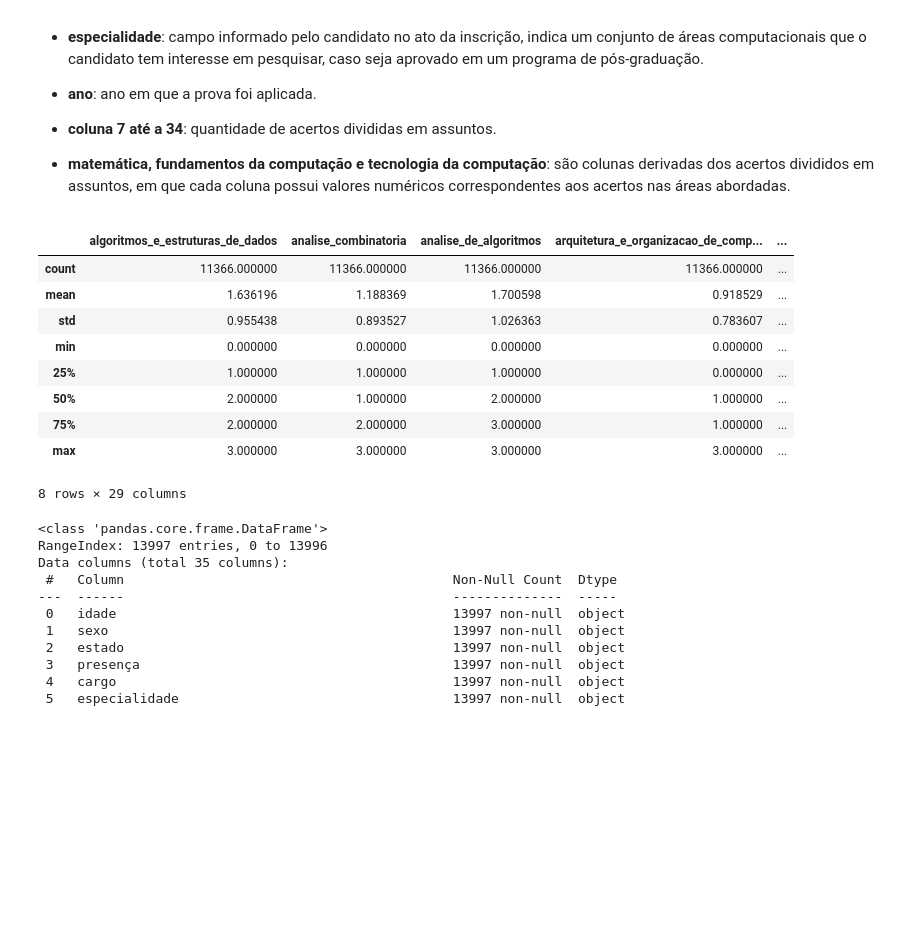
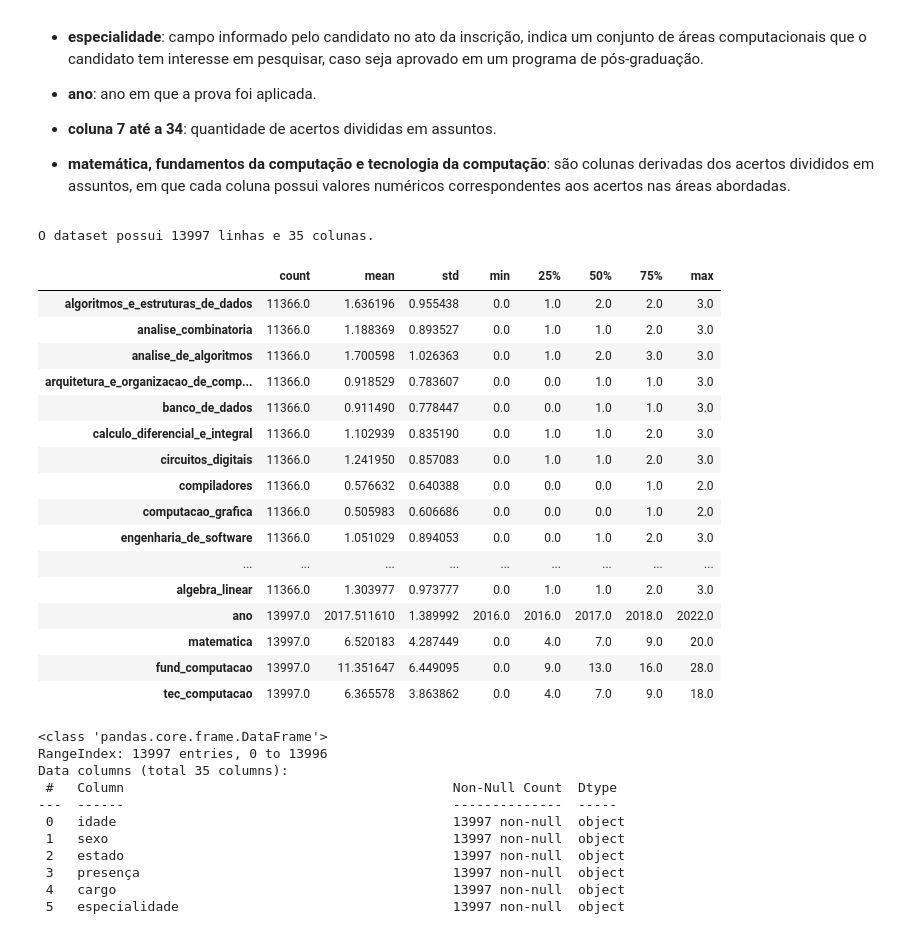
Before and after one commit to koheiseko/poscomp-classification, a Jupyter notebook: notebooks/01_selection.ipynb, the cells around one changed output. Saved outputs shown, nothing was run; the diff lists cells and outputs as text; code cells hidden in the pictures; blank space fills up the shorter version.

```diff
--- a/notebooks/01_selection.ipynb
+++ b/notebooks/01_selection.ipynb
@@ -54,19 +60,30 @@ poscomp.head()
 - **coluna 7 até a 34**: quantidade de acertos divididas em assuntos.
 
 - **matemática, fundamentos da computação e tecnologia da computação**: são colunas derivadas dos acertos divididos em assuntos, em que cada coluna possui valores numéricos correspondentes aos acertos nas áreas abordadas.
+# %%
+print(f'O dataset possui {poscomp.shape[0]} linhas e {poscomp.shape[1]} colunas.')
+# %% [output]
+O dataset possui 13997 linhas e 35 colunas.
 # %%
-poscomp.describe()
+poscomp.describe().T
 # %% [output]
-|  | algoritmos_e_estruturas_de_dados | analise_combinatoria | analise_de_algoritmos | arquitetura_e_organizacao_de_comp... | ... |
-| count | 11366.000000 | 11366.000000 | 11366.000000 | 11366.000000 | ... |
-| mean | 1.636196 | 1.188369 | 1.700598 | 0.918529 | ... |
-| std | 0.955438 | 0.893527 | 1.026363 | 0.783607 | ... |
-| min | 0.000000 | 0.000000 | 0.000000 | 0.000000 | ... |
-| 25% | 1.000000 | 1.000000 | 1.000000 | 0.000000 | ... |
-| 50% | 2.000000 | 1.000000 | 2.000000 | 1.000000 | ... |
-| 75% | 2.000000 | 2.000000 | 3.000000 | 1.000000 | ... |
-| max | 3.000000 | 3.000000 | 3.000000 | 3.000000 | ... |
+|  | count | mean | std | min | 25% | 50% | 75% | max |
+| algoritmos_e_estruturas_de_dados | 11366.0 | 1.636196 | 0.955438 | 0.0 | 1.0 | 2.0 | 2.0 | 3.0 |
+| analise_combinatoria | 11366.0 | 1.188369 | 0.893527 | 0.0 | 1.0 | 1.0 | 2.0 | 3.0 |
+| analise_de_algoritmos | 11366.0 | 1.700598 | 1.026363 | 0.0 | 1.0 | 2.0 | 3.0 | 3.0 |
+| arquitetura_e_organizacao_de_comp... | 11366.0 | 0.918529 | 0.783607 | 0.0 | 0.0 | 1.0 | 1.0 | 3.0 |
+| banco_de_dados | 11366.0 | 0.911490 | 0.778447 | 0.0 | 0.0 | 1.0 | 1.0 | 3.0 |
+| calculo_diferencial_e_integral | 11366.0 | 1.102939 | 0.835190 | 0.0 | 1.0 | 1.0 | 2.0 | 3.0 |
+| circuitos_digitais | 11366.0 | 1.241950 | 0.857083 | 0.0 | 1.0 | 1.0 | 2.0 | 3.0 |
+| compiladores | 11366.0 | 0.576632 | 0.640388 | 0.0 | 0.0 | 0.0 | 1.0 | 2.0 |
+| computacao_grafica | 11366.0 | 0.505983 | 0.606686 | 0.0 | 0.0 | 0.0 | 1.0 | 2.0 |
+| engenharia_de_software | 11366.0 | 1.051029 | 0.894053 | 0.0 | 0.0 | 1.0 | 2.0 | 3.0 |
+| ... | ... | ... | ... | ... | ... | ... | ... | ... |
+| algebra_linear | 11366.0 | 1.303977 | 0.973777 | 0.0 | 1.0 | 1.0 | 2.0 | 3.0 |
+| ano | 13997.0 | 2017.511610 | 1.389992 | 2016.0 | 2016.0 | 2017.0 | 2018.0 | 2022.0 |
+| matematica | 13997.0 | 6.520183 | 4.287449 | 0.0 | 4.0 | 7.0 | 9.0 | 20.0 |
+| fund_computacao | 13997.0 | 11.351647 | 6.449095 | 0.0 | 9.0 | 13.0 | 16.0 | 28.0 |
+| tec_computacao | 13997.0 | 6.365578 | 3.863862 | 0.0 | 4.0 | 7.0 | 9.0 | 18.0 |
-8 rows × 29 columns
 # %%
 poscomp.info()
 # %% [output]
```
Also changed, not shown: parts of 8 cells of this notebook, 5 other files.
